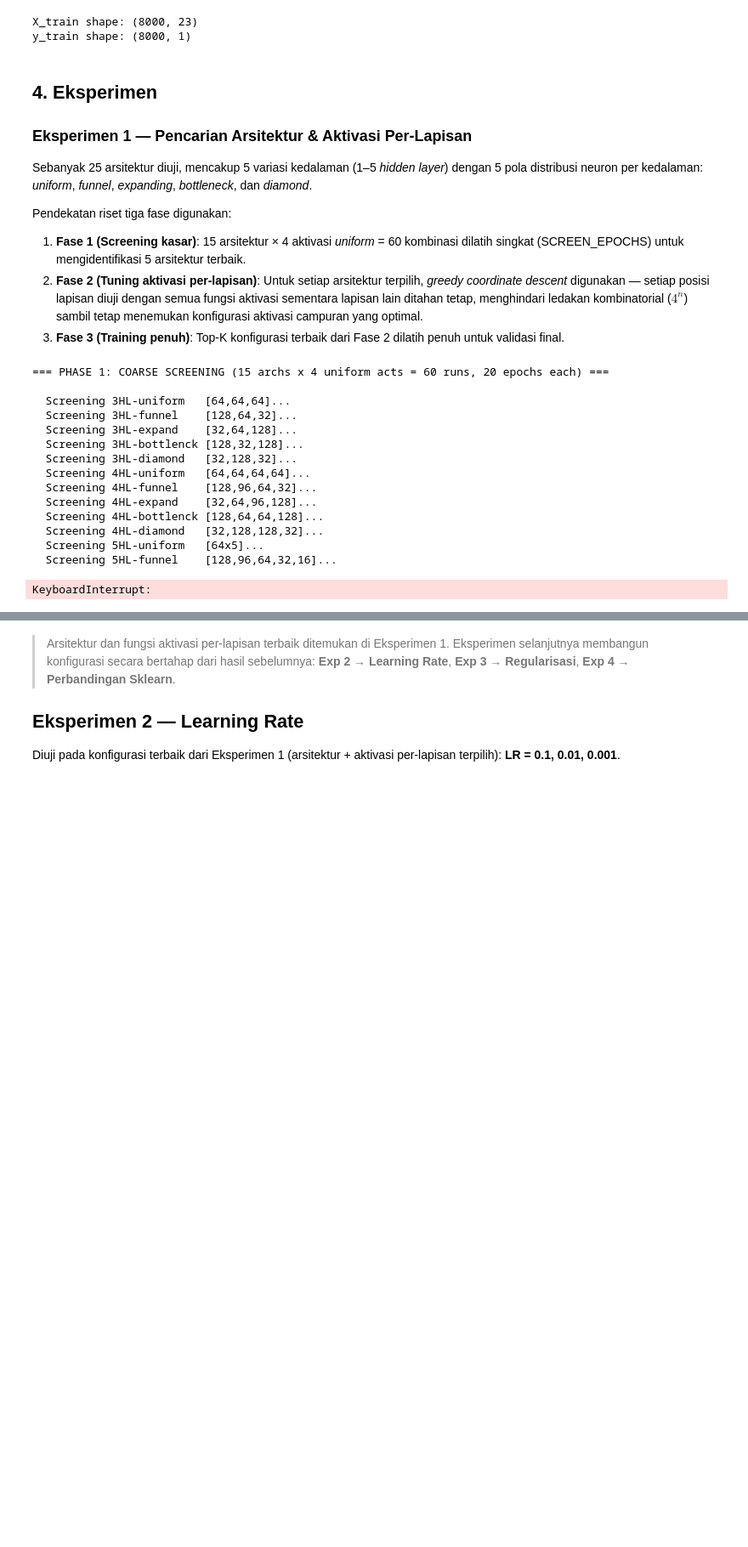
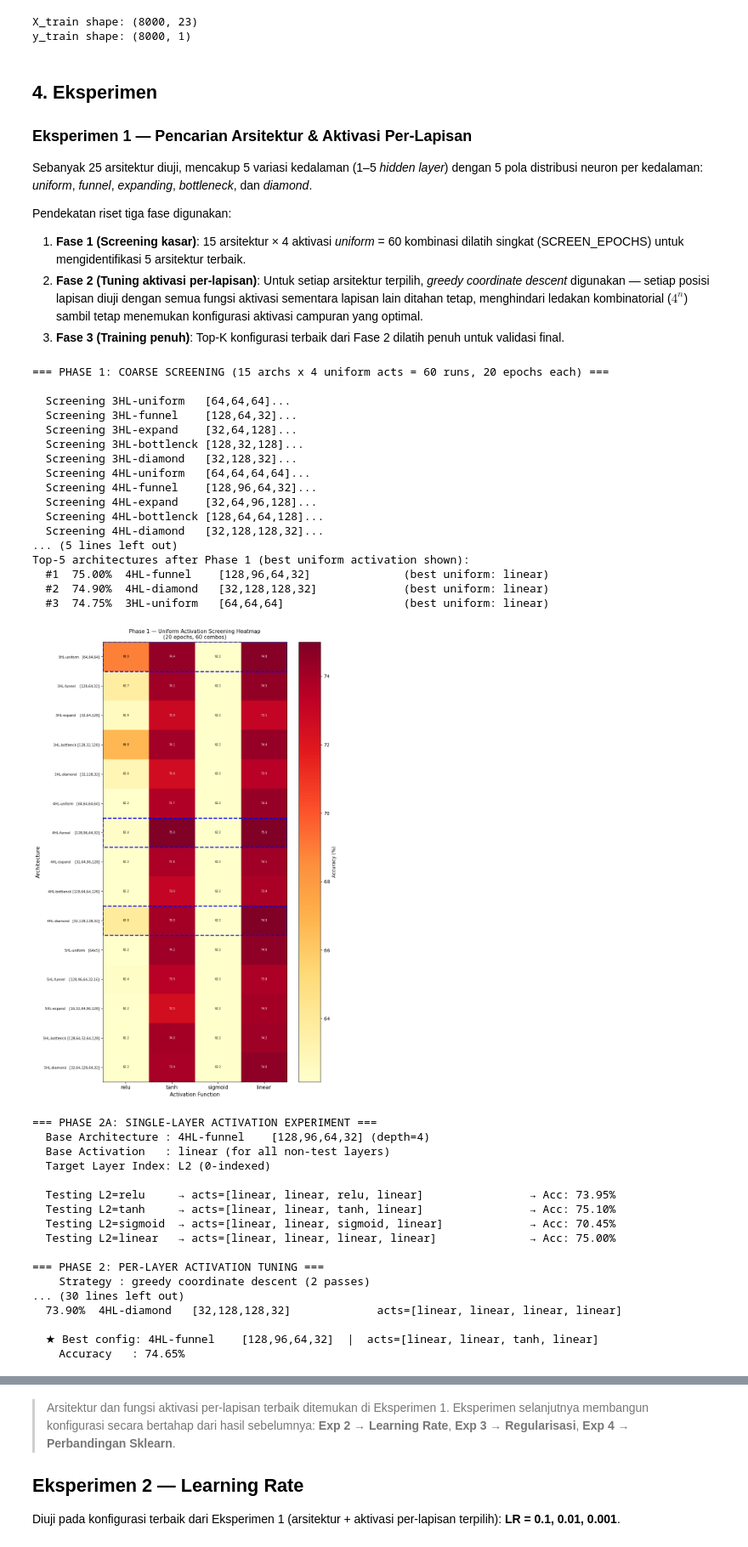
Before and after one commit to yonatan-nyo/ML-FFNN, a Jupyter notebook: src/notebooks/main.ipynb, the cells around one changed output, grey strips where cells are left out. Shown at 85% size. Cells and saved outputs as stored; diff of their text form; code cells hidden in the pictures; blank space fills up the shorter version.

```diff
--- a/src/notebooks/main.ipynb
+++ b/src/notebooks/main.ipynb
@@ -229,12 +229,44 @@ for name in top_arch_names:
 plt.colorbar(im, ax=ax, label="Accuracy (%)")
 plt.tight_layout(); plt.show()
 
-# PHASE 2 — Per-layer activation tuning (coordinate descent)
+# PHASE 2A — Single-layer activation testing
+print(f"\n=== PHASE 2A: SINGLE-LAYER ACTIVATION EXPERIMENT ===")
+# #1 architecture from Phase 1 as base
+base_arch_name = top_arch_names[0]
+base_hidden = arch_configs[base_arch_name]
+base_uniform_act = best_uniform_per_arch[base_arch_name][0]
+
+# Middle layer as the test layer
+test_layer_idx = len(base_hidden) // 2
+layer_sizes = [input_dim] + base_hidden + [output_dim]
+
+print(f"  Base Architecture : {base_arch_name} (depth={len(base_hidden)})")
+print(f"  Base Activation   : {base_uniform_act} (for all non-test layers)")
+print(f"  Target Layer Index: L{test_layer_idx} (0-indexed)\n")
+
+phase2a_results = {}
+phase2a_models = {}
+
+for act in activations_to_test:
+    # Set all layers to the base uniform activation, except our target layer
+    current_acts = [base_uniform_act] * len(base_hidden)
+    current_acts[test_layer_idx] = act
+
+    full_acts = current_acts + ["sigmoid"]
+    acc, model = quick_train(layer_sizes, full_acts)
+
+    phase2a_results[act] = acc
+    phase2a_models[act] = model
+
+    acts_str = f"[{', '.join(current_acts)}]"
+    print(f"  Testing L{test_layer_idx}={act:<8s} → acts={acts_str:45s} → Acc: {acc*100:.2f}%")
+
+# PHASE 2B — Per-layer activation tuning (coordinate descent)
 print(f"\n=== PHASE 2: PER-LAYER ACTIVATION TUNING ===")
 print(f"    Strategy : greedy coordinate descent ({CD_PASSES} passes)")
 print(f"    Archs    : {TOP_K_ARCHS} survivors from Phase 1\n")
 
-phase2_results = {}  # (arch_name, tuple(per_layer_acts)) → accuracy
+phase2b_results = {}  # (arch_name, tuple(per_layer_acts)) → accuracy
 
 for arch_name in top_arch_names:
     hidden = arch_configs[arch_name]
@@ -288,14 +320,14 @@ for arch_name in top_arch_names:
         last_acc = init_acc
         print(f"    → CD did not improve over init; reverting to [{', '.join(init_acts)}] ({init_acc*100:.2f}%)")
 
-    phase2_results[(arch_name, tuple(current_acts))] = last_acc
+    phase2b_results[(arch_name, tuple(current_acts))] = last_acc
 
-print(f"\n  Phase 2 candidates ({len(phase2_results)} configs):")
-for (aname, acts_tuple), acc in sorted(phase2_results.items(), key=lambda x: -x[1]):
+print(f"\n  Phase 2 candidates ({len(phase2b_results)} configs):")
+for (aname, acts_tuple), acc in sorted(phase2b_results.items(), key=lambda x: -x[1]):
     print(f"    {acc*100:.2f}%  {aname:40s}  acts=[{', '.join(acts_tuple)}]")
 
 # PHASE 3 — Full training of top survivors
-sorted_phase2 = sorted(phase2_results.items(), key=lambda x: -x[1])
+sorted_phase2 = sorted(phase2b_results.items(), key=lambda x: -x[1])
 top_k_configs  = sorted_phase2[:TOP_K_FINAL]
 
 print(f"\n=== PHASE 3: FULL TRAINING (top-{min(TOP_K_FINAL, len(sorted_phase2))} "
@@ -341,34 +373,54 @@ print(f"    Accuracy   : {joint_results[best_key]*100:.2f}%")
 # ── Visualisations ────────────────────────────────────────────────────────────
 # 1) Phase 3 loss curves
 fig, axes = plt.subplots(1, 2, figsize=(14, 5))
 for (aname, acts_tuple), _ in sorted(joint_results.items(), key=lambda x: -x[1]):
     label = f"{aname} | [{', '.join(acts_tuple)}]"
     axes[0].plot(joint_histories[(aname, acts_tuple)]['train_loss'], label=label)
     axes[1].plot(joint_histories[(aname, acts_tuple)]['val_loss'],   label=label)
 for ax in axes:
     ax.set_xlabel("Epochs"); ax.set_ylabel("Loss"); ax.legend(fontsize=6)
 axes[0].set_title(f"Phase 3 Top-{min(TOP_K_FINAL, len(sorted_phase2))} – Training Loss")
 axes[1].set_title(f"Phase 3 Top-{min(TOP_K_FINAL, len(sorted_phase2))} – Validation Loss")
 plt.tight_layout(); plt.show()
 
 # 2) Per-layer activation pattern comparison (Phase 2 results)
 print("\n--- Per-Layer Activation Patterns (Phase 2 Coordinate Descent Results) ---")
-for (aname, acts_tuple), acc in sorted(phase2_results.items(), key=lambda x: -x[1]):
+for (aname, acts_tuple), acc in sorted(phase2b_results.items(), key=lambda x: -x[1]):
     bars = "".join(f"  L{i}={a:8s}" for i, a in enumerate(acts_tuple))
     print(f"  {acc*100:.2f}%  {aname:35s}{bars}")
 # %% [output]
 === PHASE 1: COARSE SCREENING (15 archs x 4 uniform acts = 60 runs, 20 epochs each) ===
 
   Screening 3HL-uniform   [64,64,64]...
   Screening 3HL-funnel    [128,64,32]...
   Screening 3HL-expand    [32,64,128]...
   Screening 3HL-bottlenck [128,32,128]...
   Screening 3HL-diamond   [32,128,32]...
   Screening 4HL-uniform   [64,64,64,64]...
   Screening 4HL-funnel    [128,96,64,32]...
   Screening 4HL-expand    [32,64,96,128]...
   Screening 4HL-bottlenck [128,64,64,128]...
   Screening 4HL-diamond   [32,128,128,32]...
-  Screening 5HL-uniform   [64x5]...
-  Screening 5HL-funnel    [128,96,64,32,16]...
+... (5 lines left out)
+Top-5 architectures after Phase 1 (best uniform activation shown):
+  #1  75.00%  4HL-funnel    [128,96,64,32]              (best uniform: linear)
+  #2  74.90%  4HL-diamond   [32,128,128,32]             (best uniform: linear)
+  #3  74.75%  3HL-uniform   [64,64,64]                  (best uniform: linear)
+[figure, added]
-KeyboardInterrupt:
+=== PHASE 2A: SINGLE-LAYER ACTIVATION EXPERIMENT ===
+  Base Architecture : 4HL-funnel    [128,96,64,32] (depth=4)
+  Base Activation   : linear (for all non-test layers)
+  Target Layer Index: L2 (0-indexed)
+
+  Testing L2=relu     → acts=[linear, linear, relu, linear]                → Acc: 73.95%
+  Testing L2=tanh     → acts=[linear, linear, tanh, linear]                → Acc: 75.10%
+  Testing L2=sigmoid  → acts=[linear, linear, sigmoid, linear]             → Acc: 70.45%
+  Testing L2=linear   → acts=[linear, linear, linear, linear]              → Acc: 75.00%
+
+=== PHASE 2: PER-LAYER ACTIVATION TUNING ===
+    Strategy : greedy coordinate descent (2 passes)
+... (30 lines left out)
+  73.90%  4HL-diamond   [32,128,128,32]             acts=[linear, linear, linear, linear]
+
+  ★ Best config: 4HL-funnel    [128,96,64,32]  |  acts=[linear, linear, tanh, linear]
+    Accuracy   : 74.65%
```
Also changed, not shown: parts of 5 cells of this notebook.
